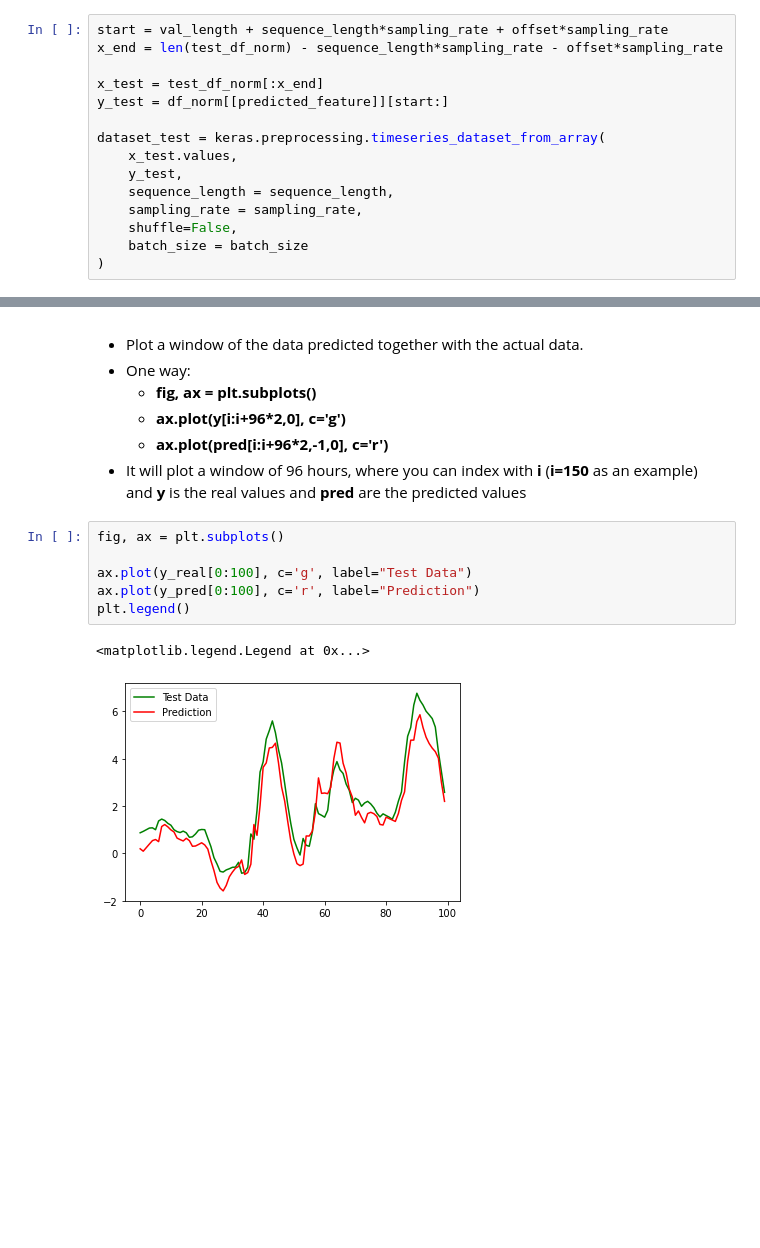
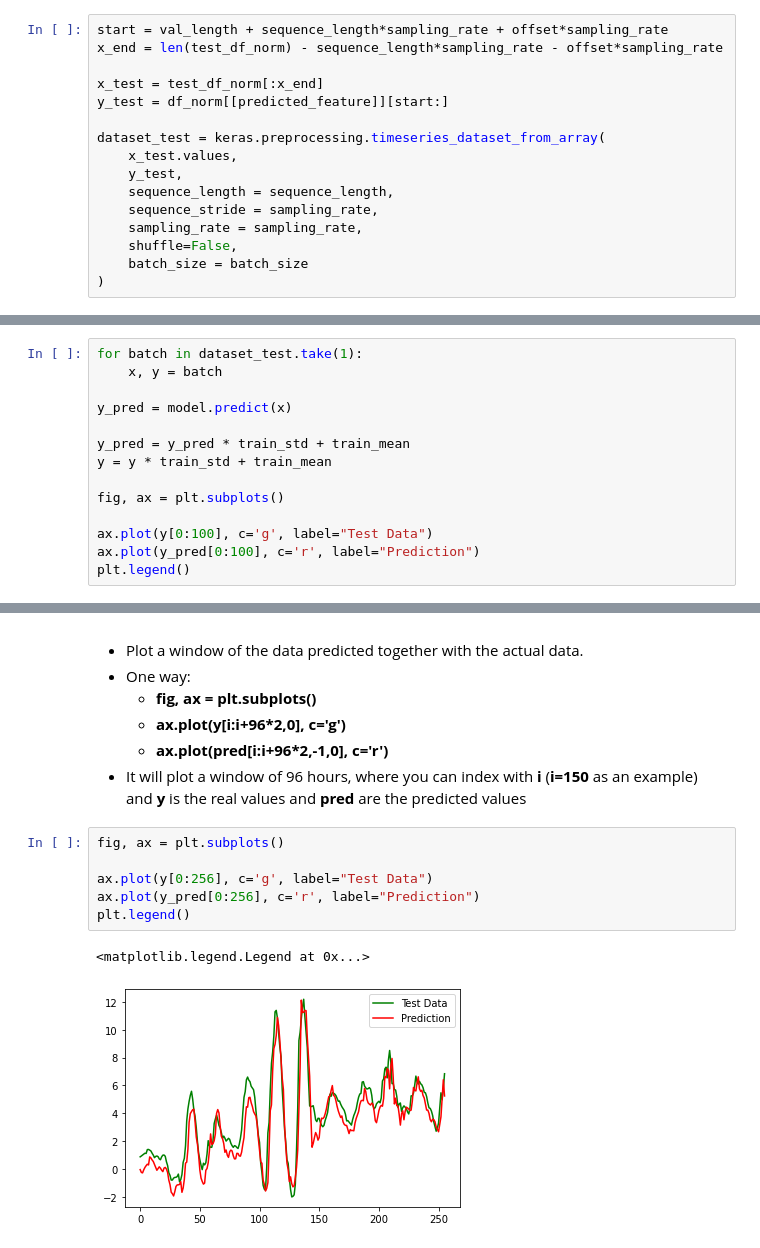
Before and after one commit to francoschroeder/ProyectoFinal, a Jupyter notebook: ModeloParaTestear.ipynb, the cells around one changed output, grey strips where cells are left out. Saved outputs shown, nothing was run; the diff lists cells and outputs as text; blank space fills up the shorter version.

```diff
--- a/ModeloParaTestear.ipynb
+++ b/ModeloParaTestear.ipynb
@@ -133,6 +133,7 @@ dataset_test = keras.preprocessing.timeseries_dataset_from_array(
     x_test.values,
     y_test,
     sequence_length = sequence_length,
+    sequence_stride = sampling_rate,
     sampling_rate = sampling_rate,
     shuffle=False,
     batch_size = batch_size
@@ -249,0 +248,14 @@ y_pred = y_pred * train_std + train_mean
+# %%
+for batch in dataset_test.take(1):
+    x, y = batch
+
+y_pred = model.predict(x)
+
+y_pred = y_pred * train_std + train_mean
+y = y * train_std + train_mean
+
+fig, ax = plt.subplots()
+
+ax.plot(y[0:100], c='g', label="Test Data")
+ax.plot(y_pred[0:100], c='r', label="Prediction")
+plt.legend()
@@ -258,12 +273,12 @@ y_pred = y_pred * train_std + train_mean
 # %%
 fig, ax = plt.subplots()
 
-ax.plot(y_real[0:100], c='g', label="Test Data")
-ax.plot(y_pred[0:100], c='r', label="Prediction")
+ax.plot(y[0:256], c='g', label="Test Data")
+ax.plot(y_pred[0:256], c='r', label="Prediction")
 plt.legend()
 # %% [output]
 <matplotlib.legend.Legend at 0x...>
-[figure, old version]
+[figure, new version]
 # %%
 fig, ax = plt.subplots()
 
```
Also changed, not shown: parts of 10 cells of this notebook.
